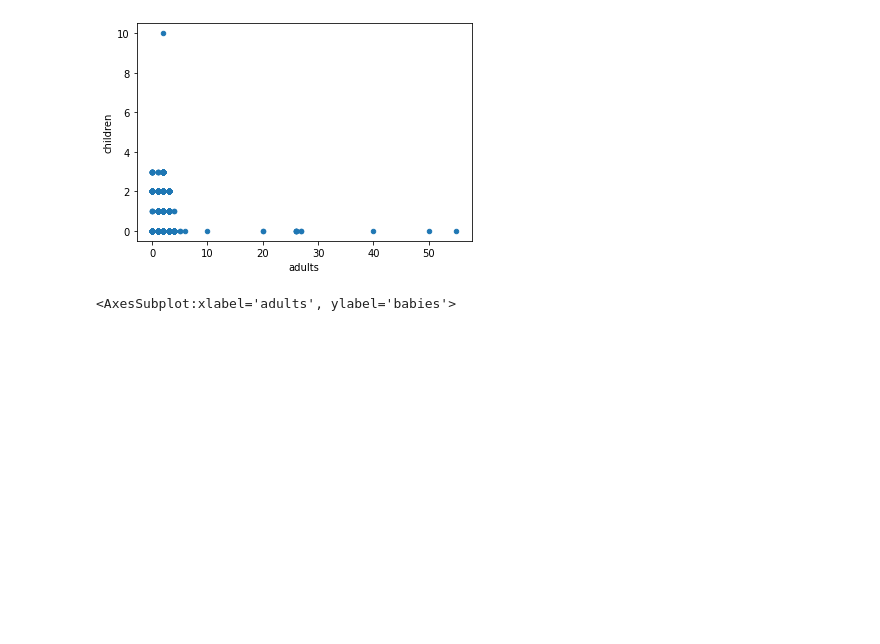
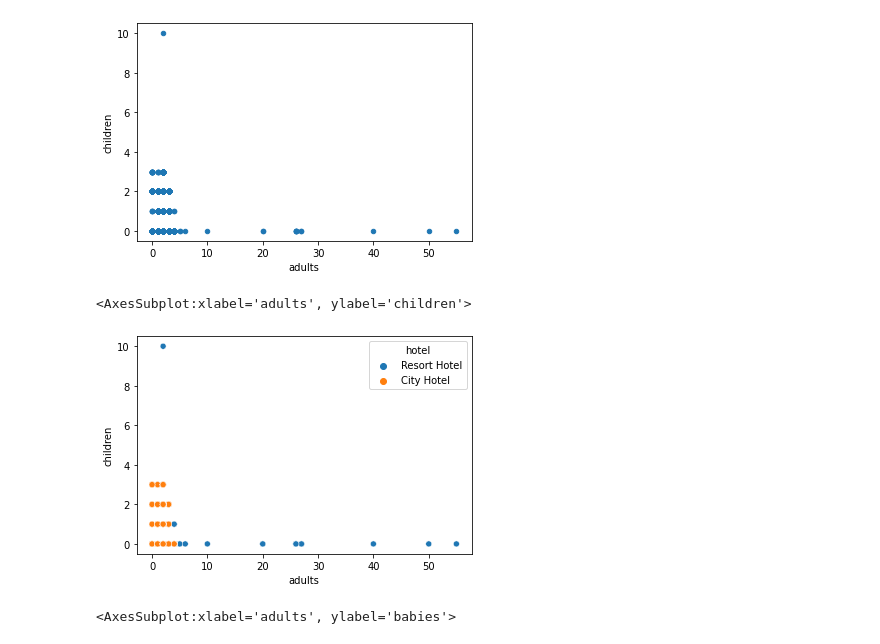
Before and after one commit to woz-u/DS-Student-Resources, a Jupyter notebook: DS104-Data-Wrangling-and-Visualization/Workshops/11-Final-Project-in-Python/Final-Project-in-Python-Hotels.ipynb, the cells around one changed output. Drawn from its saved outputs; the diff is of its cells as text; code cells hidden in the pictures; blank space fills up the shorter version.

```diff
--- a/DS104-Data-Wrangling-and-Visualization/Workshops/11-Final-Project-in-Python/Final-Project-in-Python-Hotels.ipynb
+++ b/DS104-Data-Wrangling-and-Visualization/Workshops/11-Final-Project-in-Python/Final-Project-in-Python-Hotels.ipynb
@@ -104,6 +105,11 @@ hotels.plot.scatter(x='adults', y='children')
 # %% [output]
 <AxesSubplot:xlabel='adults', ylabel='children'>
 [figure]
+# %%
+sns.scatterplot(data=hotels, x='adults', y='children', hue='hotel')
+# %% [output]
+<AxesSubplot:xlabel='adults', ylabel='children'>
+[figure, added]
 # %%
 hotels.plot.scatter(x='adults', y='babies')
 # %% [output]
```
Also changed, not shown: parts of 6 cells of this notebook.
